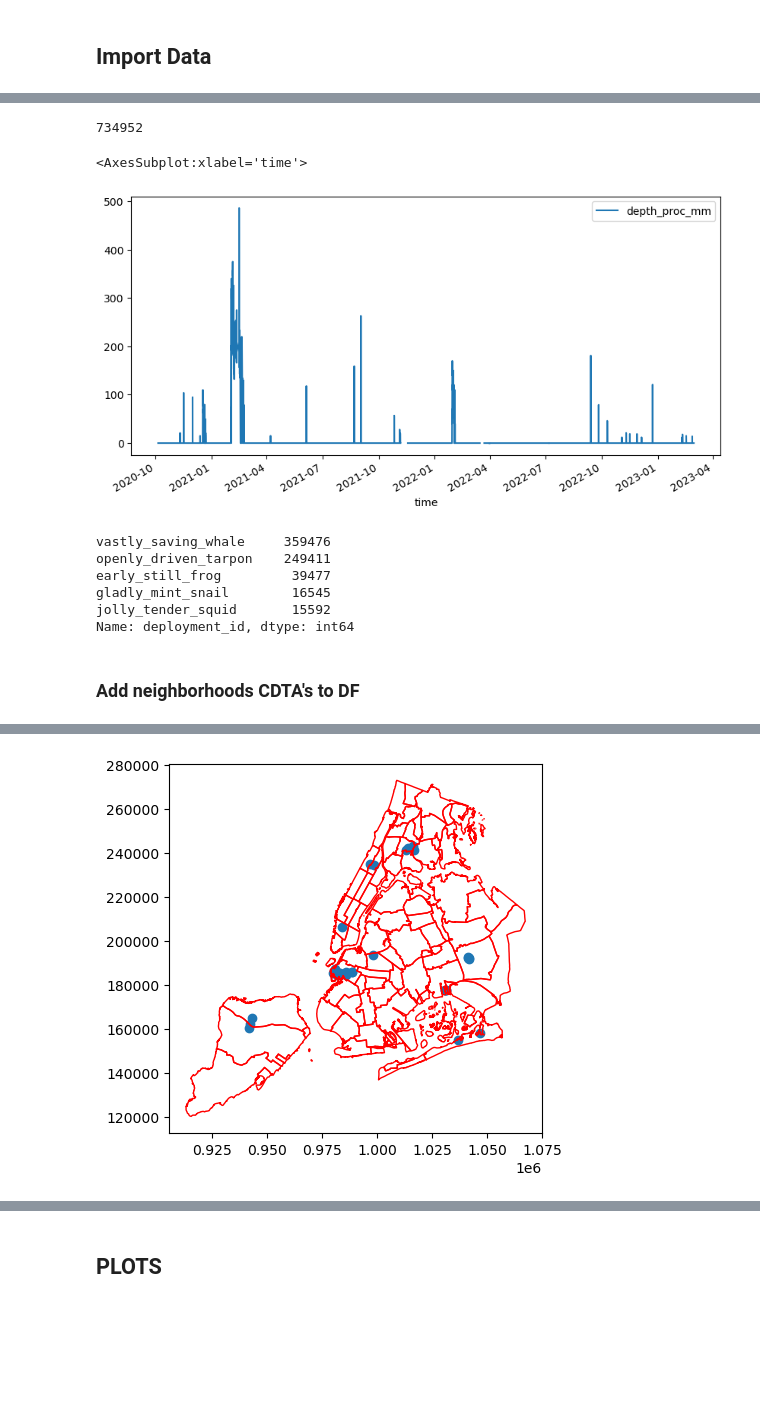
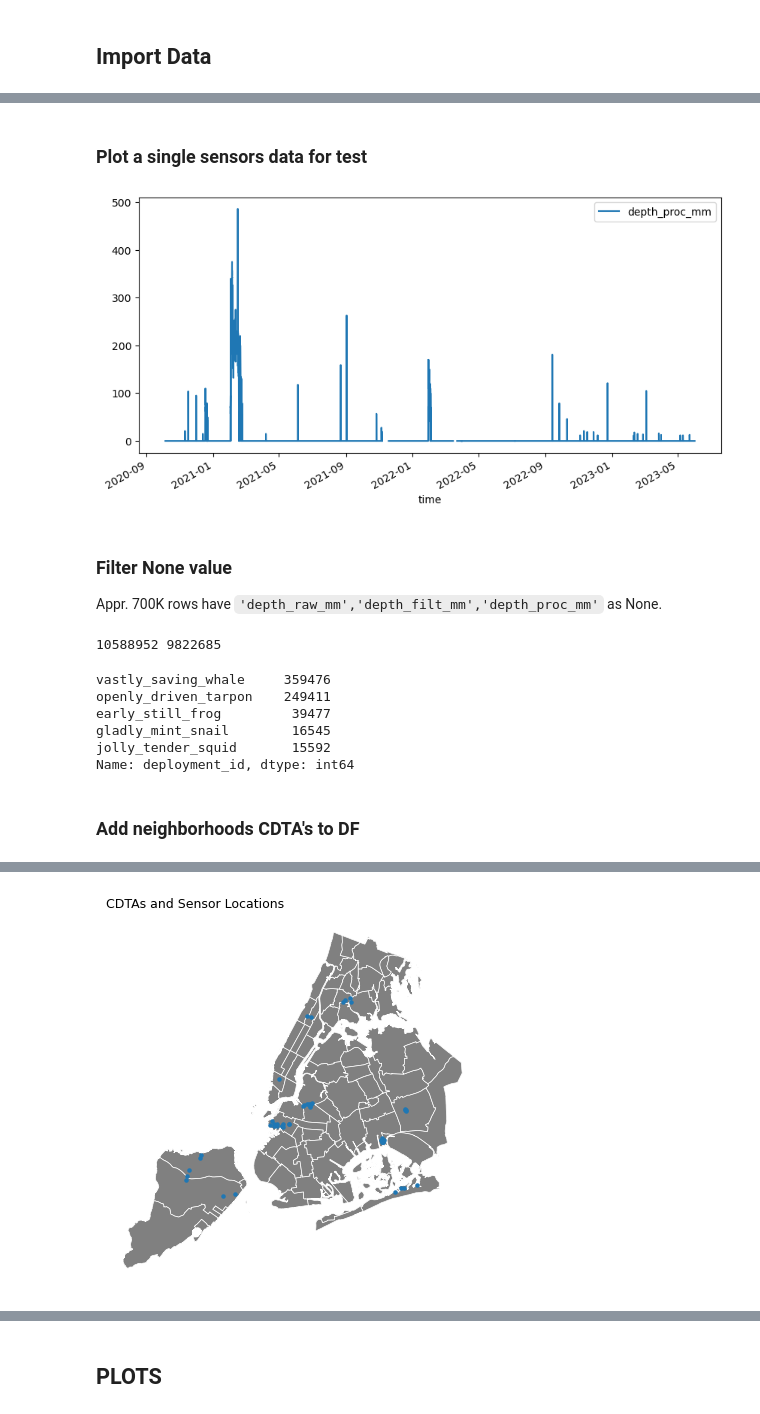
Before and after one commit to cankadir/FloodAnalysis, a Jupyter notebook: PY/Visualization_Tests.ipynb, the cells around one changed output, grey strips where cells are left out. Drawn from its saved outputs; the diff is of its cells as text; code cells hidden in the pictures; blank space fills up the shorter version.

```diff
--- a/PY/Visualization_Tests.ipynb
+++ b/PY/Visualization_Tests.ipynb
@@ -58,5 +72,9 @@ plt.axis('off');
 # %%
-pd.set_option('display.max_columns', None)
-flood_data = flood_data.drop(['dev_id','batt_v','f_cnt','dist_mm','sensor_address_street','sensor_address_borough','nearest_weather_station','nearest_tidal_id','mounted_over','sensor_mount'], axis=1 )
-flood_data.head()
+flood_data = flood_data.drop(['dev_id','batt_v','f_cnt','dist_mm','sensor_address_street','deploy_type','date_deployed','sensor_address_neighborhood','sensor_address_borough','nearest_weather_station','nearest_tidal_id','mounted_over','sensor_mount'], axis=1 )
+flood_data = flood_data.dropna( axis=1, how='all' )
+
+# make time UTC unaware
+flood_data['time'] = flood_data['time'].dt.tz_localize(None)
+
+flood_data.head(3)
 # %% [output]
@@ -69,26 +85,27 @@ flood_data.head()
+# %% [markdown]
+### Plot a single sensors data for test
 # %%
-print( flood_data[ flood_data['deployment_id'] == 'daily_new_falcon' ].shape[0] )
-
 flood_data = flood_data.dropna( axis = 0 , subset = ['deployment_id'] )
-flood_data[ flood_data['deployment_id'] == 'daily_new_falcon' ].plot( x = 'time' , y = 'depth_proc_mm' , figsize = (10,5) )
+flood_data[ flood_data['deployment_id'] == 'daily_new_falcon' ].plot( x = 'time' , y = 'depth_proc_mm' , figsize = (10,5) );
 # %% [output]
-734952
-<AxesSubplot:xlabel='time'>
-[figure, old version]
+[figure, new version]
+# %% [markdown]
+### Filter None value
+Appr. 700K rows have `'depth_raw_mm','depth_filt_mm','depth_proc_mm'` as None.
 # %%
-flood_data.shape[0] , flood_data.dropna( axis = 0 , subset = ['depth_raw_mm','depth_filt_mm','depth_proc_mm'] ).shape[0]
+print( flood_data.shape[0] , "vs." ,flood_data.dropna( axis = 0 , subset = ['depth_raw_mm','depth_filt_mm','depth_proc_mm'] ).shape[0] )
 
-# filter if ['depth_raw_mm','depth_filt_mm','depth_proc_mm'] is null in reverse
 nones = flood_data[ flood_data['depth_raw_mm'].isnull() & flood_data['depth_filt_mm'].isnull() & flood_data['depth_proc_mm'].isnull() ]
-
+flood_data = flood_data.drop( nones.index , axis = 0 )
 nones['deployment_id'].value_counts().head()
 # %% [output]
-vastly_saving_whale     359476
-openly_driven_tarpon    249411
-early_still_frog         39477
-gladly_mint_snail        16545
-jolly_tender_squid       15592
-Name: deployment_id, dtype: int64
+10588952 9822685
+vastly_saving_whale     359476
+openly_driven_tarpon    249411
+early_still_frog         39477
+gladly_mint_snail        16545
+jolly_tender_squid       15592
+Name: deployment_id, dtype: int64
 # %% [markdown]
 ### Add neighborhoods CDTA's to DF
 # %%
@@ -106,11 +123,12 @@ geo_sensors = gpd.GeoDataFrame(unique_Sensors, geometry=gpd.points_from_xy(uniqu
 geo_sensors = geo_sensors.to_crs('EPSG:2263')
 
 fig,ax = plt.subplots()
-geo_sensors.plot(ax=ax)
-cdta.plot(ax=ax, ec='red', fc='none')
+geo_sensors.plot(ax=ax, markersize=5, zorder = 2 )
+cdta.plot(ax=ax, ec='w', fc='grey', zorder = 1 , lw=0.5)
+ax.axis('off')
+ax.set_title('CDTAs and Sensor Locations', loc='left', fontsize=9 );
 
 geo_sensors = geo_sensors.sjoin(cdta[['CDTAName','geometry']]).drop(['index_right','geometry','lat','lon'], axis=1)
 
 all_data = flood_data.join(geo_sensors, on='deployment_id')
-all_data.head()
 # %% [output]
@@ -123 +135 @@ all_data.head()
-[figure, old version]
+[figure, new version]
```
Also changed, not shown: parts of 38 cells of this notebook.
